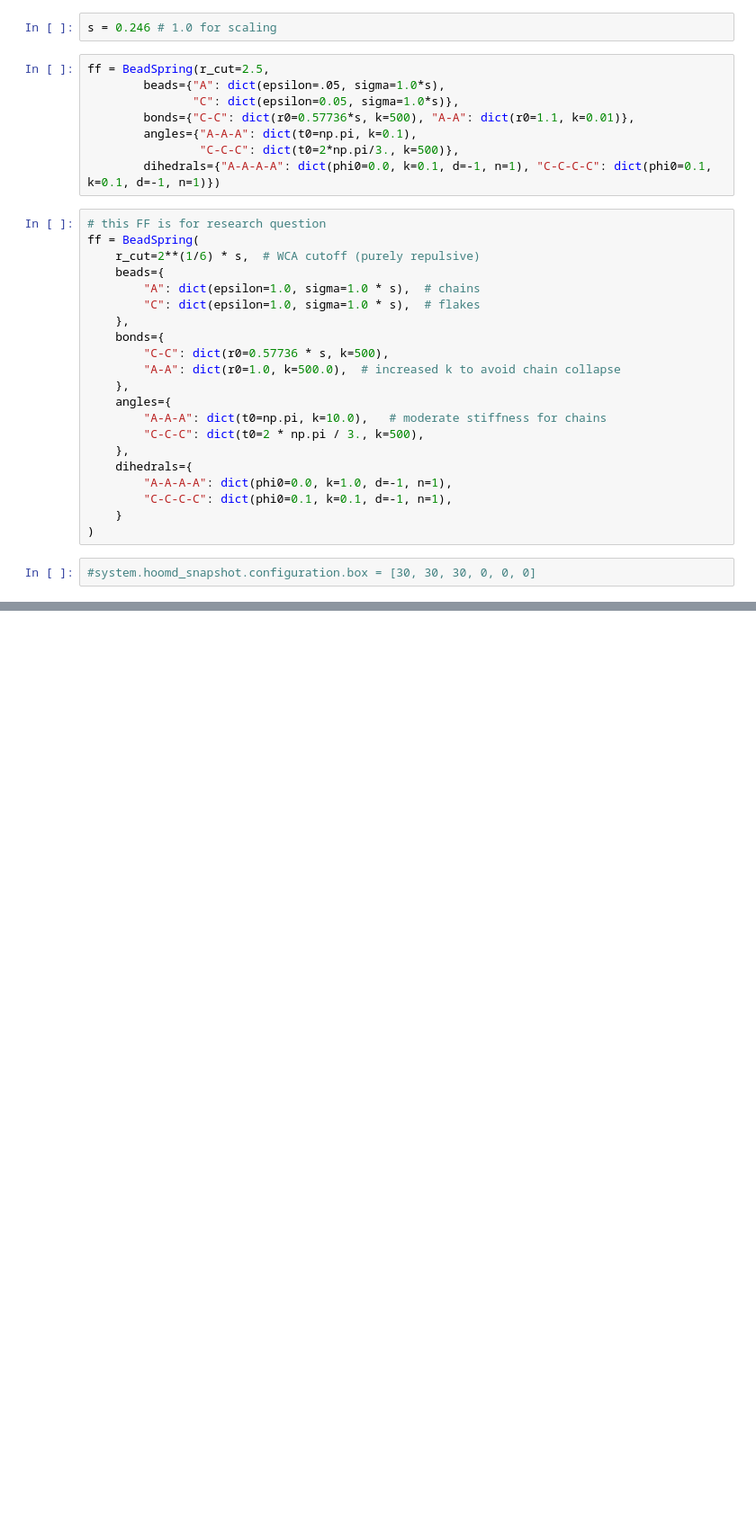
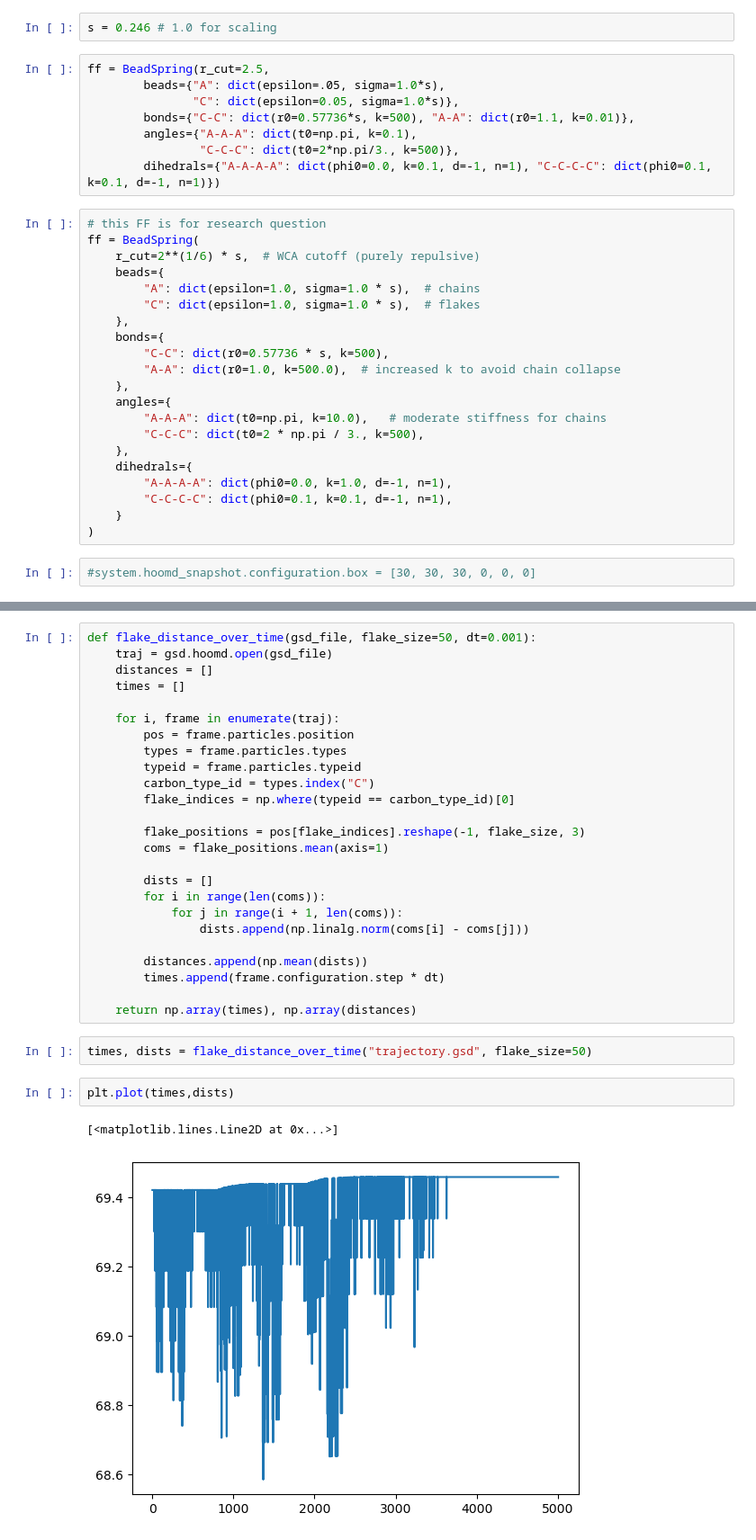
Before and after one commit to eridanirojas/mxene, a Jupyter notebook: example/ej_flakes.ipynb, the cells around one changed output, grey strips where cells are left out. Shown at 90% size. Drawn from its saved outputs; the diff is of its cells as text; blank space fills up the shorter version.

```diff
--- a/example/ej_flakes.ipynb
+++ b/example/ej_flakes.ipynb
@@ -142,0 +143,32 @@ ValueError: The GSD file only has 107 frames.
+# %%
+def flake_distance_over_time(gsd_file, flake_size=50, dt=0.001):
+    traj = gsd.hoomd.open(gsd_file)
+    distances = []
+    times = []
+
+    for i, frame in enumerate(traj):
+        pos = frame.particles.position
+        types = frame.particles.types
+        typeid = frame.particles.typeid
+        carbon_type_id = types.index("C")
+        flake_indices = np.where(typeid == carbon_type_id)[0]
+
+        flake_positions = pos[flake_indices].reshape(-1, flake_size, 3)
+        coms = flake_positions.mean(axis=1)
+
+        dists = []
+        for i in range(len(coms)):
+            for j in range(i + 1, len(coms)):
+                dists.append(np.linalg.norm(coms[i] - coms[j]))
+
+        distances.append(np.mean(dists))
+        times.append(frame.configuration.step * dt)
+
+    return np.array(times), np.array(distances)
+# %%
+times, dists = flake_distance_over_time("trajectory.gsd", flake_size=50)
+# %%
+plt.plot(times,dists)
+# %% [output]
+[<matplotlib.lines.Line2D at 0x...>]
+[figure, added]
```
Also changed, not shown: parts of 4 cells of this notebook.
